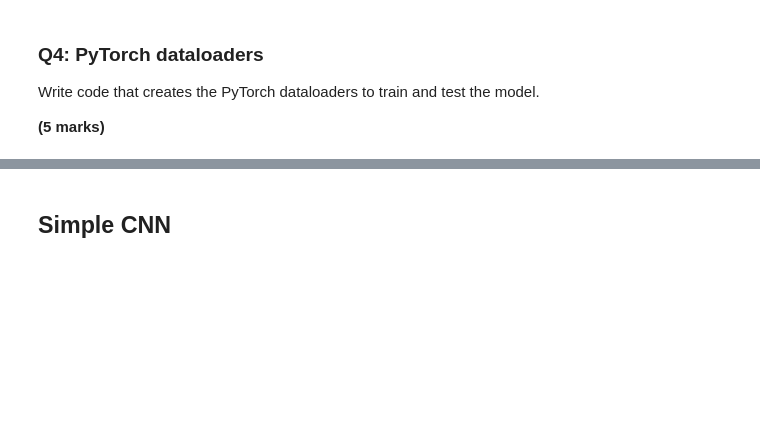
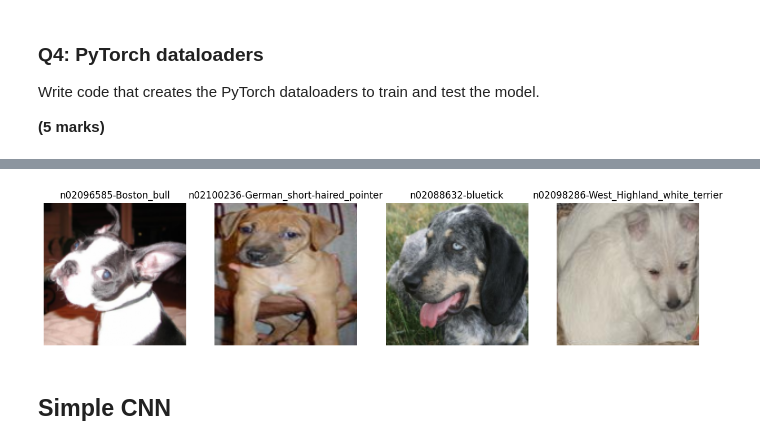
Before and after one commit to GrahamPellegrini/Dog-Breed-Classification, a Jupyter notebook: Assignment/retry.ipynb, the cells around one changed output, grey strips where cells are left out. Cells and saved outputs as stored; diff of their text form; code cells hidden in the pictures; blank space fills up the shorter version.

```diff
--- a/Assignment/retry.ipynb
+++ b/Assignment/retry.ipynb
@@ -264,7 +268,7 @@ class DataLoaderClassification(Dataset):
 
 
     def __getitem__(self, idx):
-        img_path = self.image_set[idx]
+        img_path = self.image_set[idx][0]
 
         # Make sure the image file exists
         if not os.path.exists(img_path):
@@ -370,14 +395,0 @@ val_loader = DataLoader(val_dataset, batch_size=4, shuffle=True)
-# %%
-# Reseed the random
-random.seed()
-# Get 4 random image idx to check from the train loader
-random_idxs = random.sample(range(len(train_dataset)), 4)
-
-# Visualize some of the tensor transformed images
-fig = plt.figure(figsize=(10, 10))
-for i in range(4):
-    img, label = train_dataset[random_idxs[i]]
-    ax = fig.add_subplot(2, 2, i + 1)
-    ax.imshow(img.permute(1, 2, 0))
-    ax.set_title(label)
-    ax.axis('off')
@@ -390,3 +396,22 @@ Clipping input data to the valid range for imshow with RGB data ([0..1] for floa
+# %%
+def visualize_batch(loader, label_dict, num_samples=4):
+    # Get random samples from the data loader
+    random.seed()
+    indices = random.sample(range(len(loader.dataset)), num_samples)
+    images, labels = zip(*[loader.dataset[i] for i in indices])
+
+    # Plot the images
+    fig, axes = plt.subplots(1, num_samples, figsize=(15, 5))
+    for img, label, ax in zip(images, labels, axes):
+        ax.imshow(img.permute(1, 2, 0))  # Convert from Tensor image format to numpy image format
+        ax.set_title(label_dict[label])
+        ax.axis('off')
+    plt.show()
+
+# Visualize the training set
+visualize_batch(train_loader, label_dict)
+# %% [output]
+[figure, added]
 # %% [markdown]
 ## Simple CNN
 # %% [markdown]
```
Also changed, not shown: parts of 17 cells of this notebook, 12 other files.
